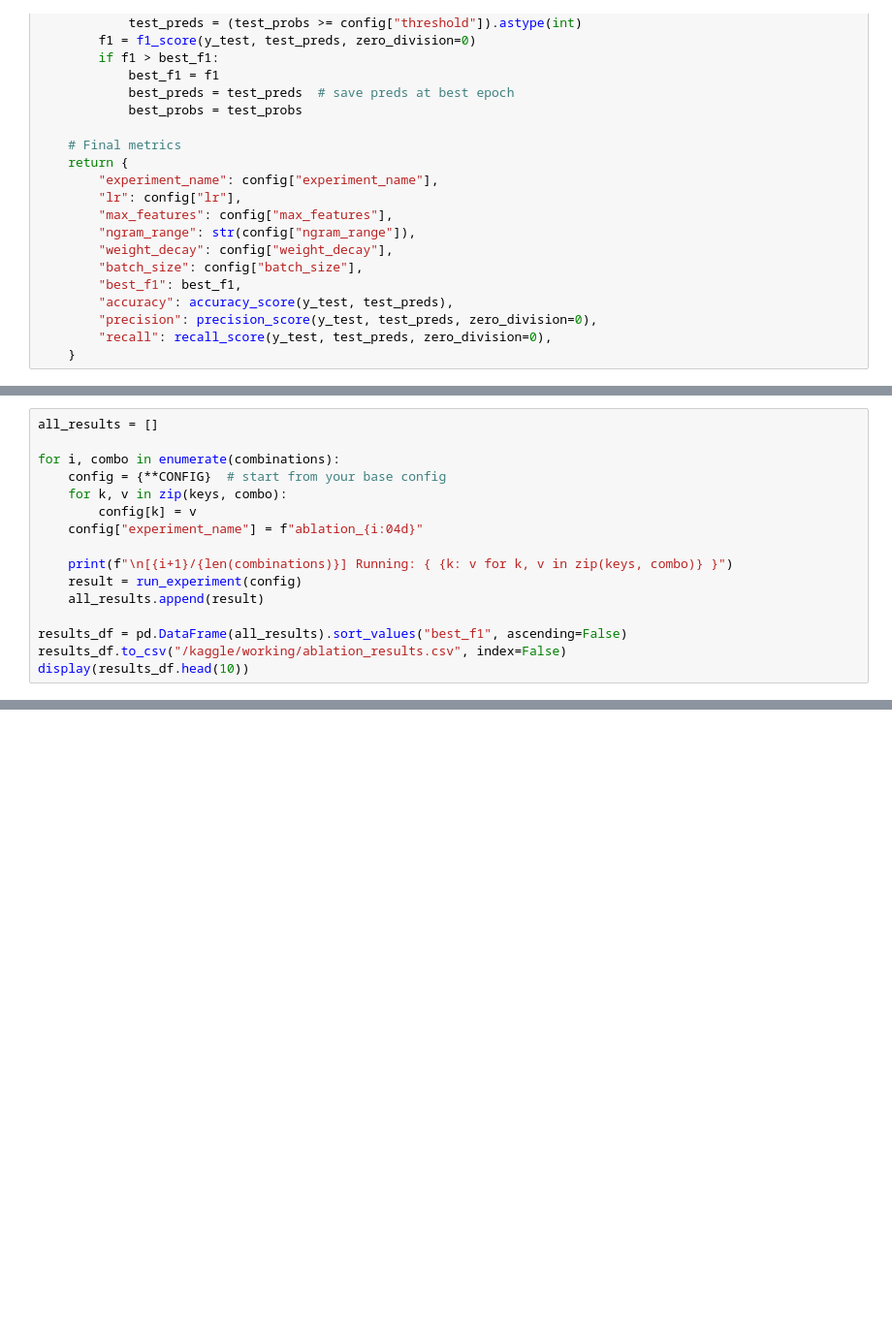
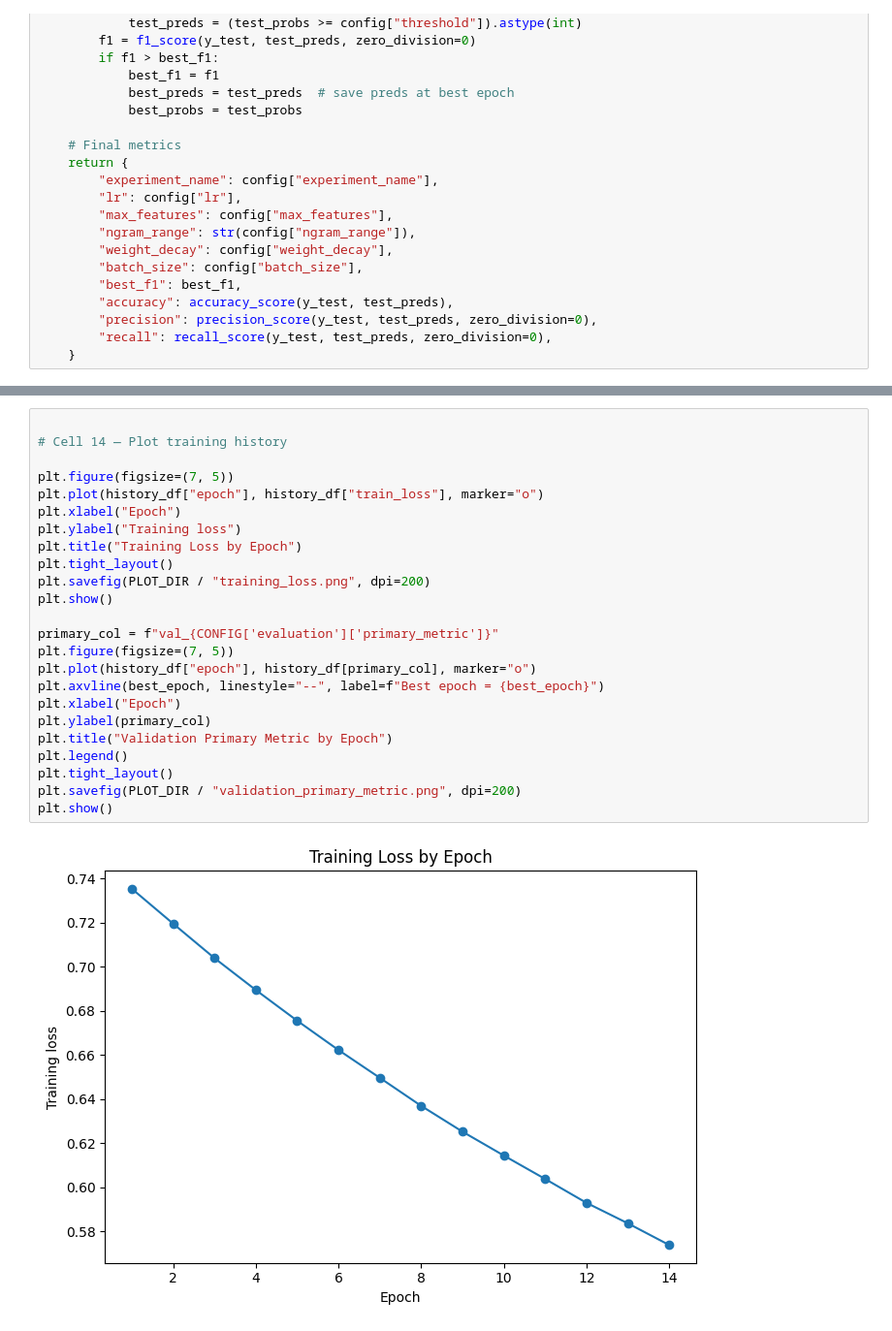
Before and after one commit to 73anthonyL/extremism_sentiment_analysis, a Jupyter notebook: studies/SLP_TF-IDF/official-research-slp-shap-for-extremism-detect.ipynb, the cells around one changed output, grey strips where cells are left out. Shown at 97% size. Saved outputs shown, nothing was run; the diff lists cells and outputs as text; blank space fills up the shorter version.

Commit message:
Kaggle Notebook | Official Research: SLP for Extremism Detection | Version 3

```diff
--- a/studies/SLP_TF-IDF/official-research-slp-shap-for-extremism-detect.ipynb
+++ b/studies/SLP_TF-IDF/official-research-slp-shap-for-extremism-detect.ipynb
@@ -379,16 +759,0 @@ print(f"Total experiments: {len(combinations)}")
-# %%
-all_results = []
-
-for i, combo in enumerate(combinations):
-    config = {**CONFIG}  # start from your base config
-    for k, v in zip(keys, combo):
-        config[k] = v
-    config["experiment_name"] = f"ablation_{i:04d}"
-
-    print(f"\n[{i+1}/{len(combinations)}] Running: { {k: v for k, v in zip(keys, combo)} }")
-    result = run_experiment(config)
-    all_results.append(result)
-
-results_df = pd.DataFrame(all_results).sort_values("best_f1", ascending=False)
-results_df.to_csv("/kaggle/working/ablation_results.csv", index=False)
-display(results_df.head(10))
@@ -394,0 +877,26 @@ display(results_df.head(10))
+# %%
+
+# Cell 14 — Plot training history
+
+plt.figure(figsize=(7, 5))
+plt.plot(history_df["epoch"], history_df["train_loss"], marker="o")
+plt.xlabel("Epoch")
+plt.ylabel("Training loss")
+plt.title("Training Loss by Epoch")
+plt.tight_layout()
+plt.savefig(PLOT_DIR / "training_loss.png", dpi=200)
+plt.show()
+
+primary_col = f"val_{CONFIG['evaluation']['primary_metric']}"
+plt.figure(figsize=(7, 5))
+plt.plot(history_df["epoch"], history_df[primary_col], marker="o")
+plt.axvline(best_epoch, linestyle="--", label=f"Best epoch = {best_epoch}")
+plt.xlabel("Epoch")
+plt.ylabel(primary_col)
+plt.title("Validation Primary Metric by Epoch")
+plt.legend()
+plt.tight_layout()
+plt.savefig(PLOT_DIR / "validation_primary_metric.png", dpi=200)
+plt.show()
+# %% [output]
+[figure, added]
```
Also changed, not shown: parts of 36 cells of this notebook.
